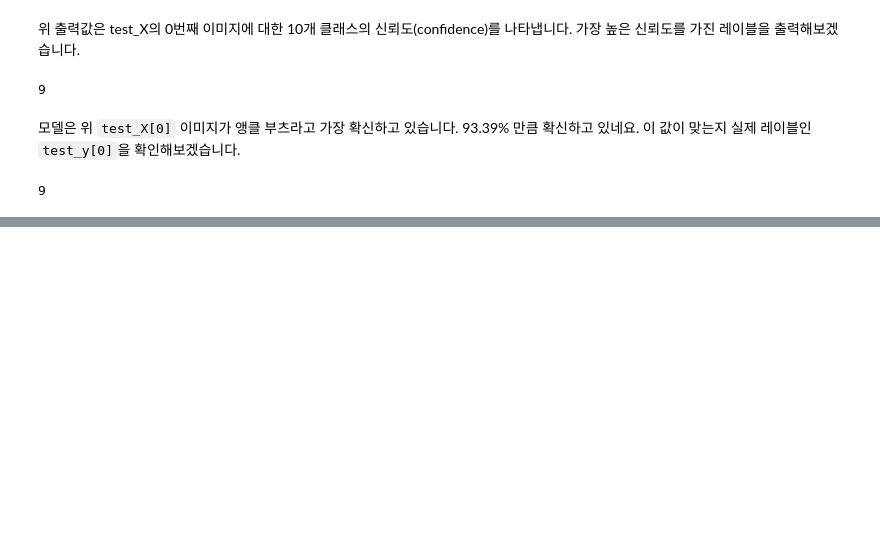
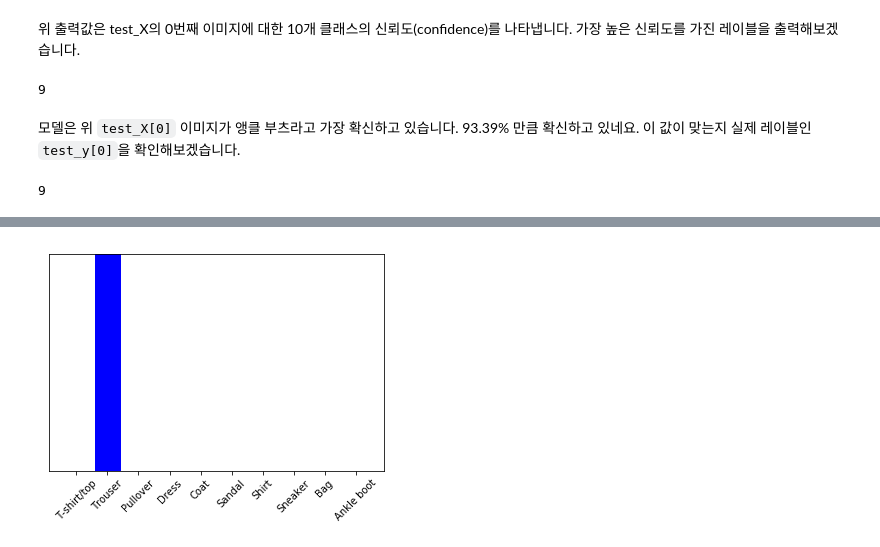
Before and after one commit to starbucksdolcelatte/AI_Practice_2019, a Jupyter notebook: Tensorflow_Basics/CNN_tutorial/Fashion_MNIST_Classification.ipynb, the cells around one changed output, grey strips where cells are left out. Cells and saved outputs as stored; diff of their text form; code cells hidden in the pictures; blank space fills up the shorter version.

```diff
--- a/Tensorflow_Basics/CNN_tutorial/Fashion_MNIST_Classification.ipynb
+++ b/Tensorflow_Basics/CNN_tutorial/Fashion_MNIST_Classification.ipynb
@@ -200,0 +256,7 @@ def plot_image(i, predict_arr, true_label, img):
+# %%
+pred = model.predict((np.expand_dims(test_X[5],0)))
+plot_value_array(0, pred, [test_y[5]])
+plt.xticks(range(10), class_names, rotation = 45)
+plt.show()
+# %% [output]
+[figure, added]
```
Also changed, not shown: parts of 7 cells of this notebook.
